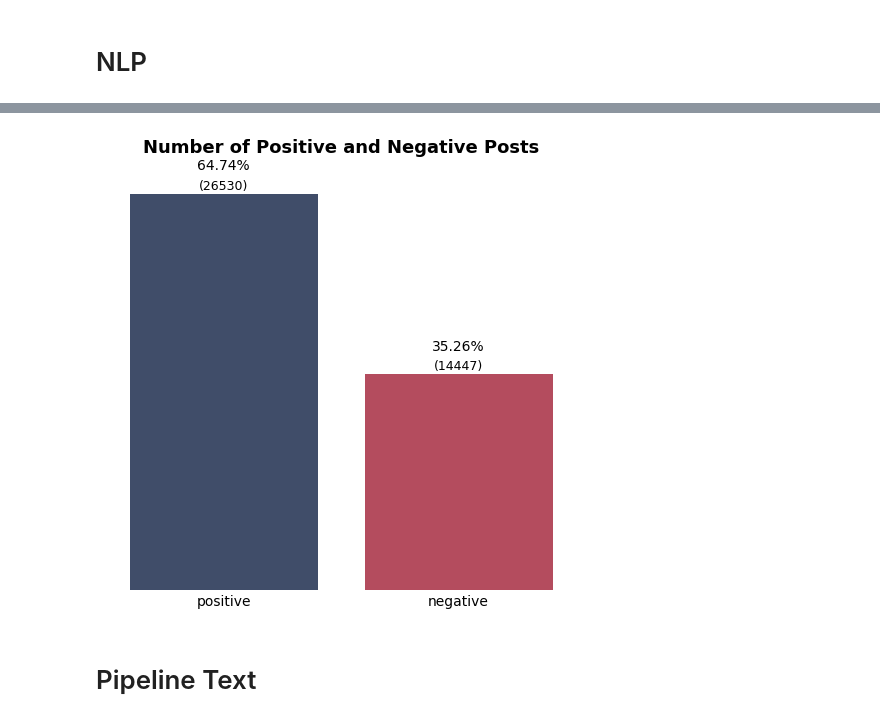
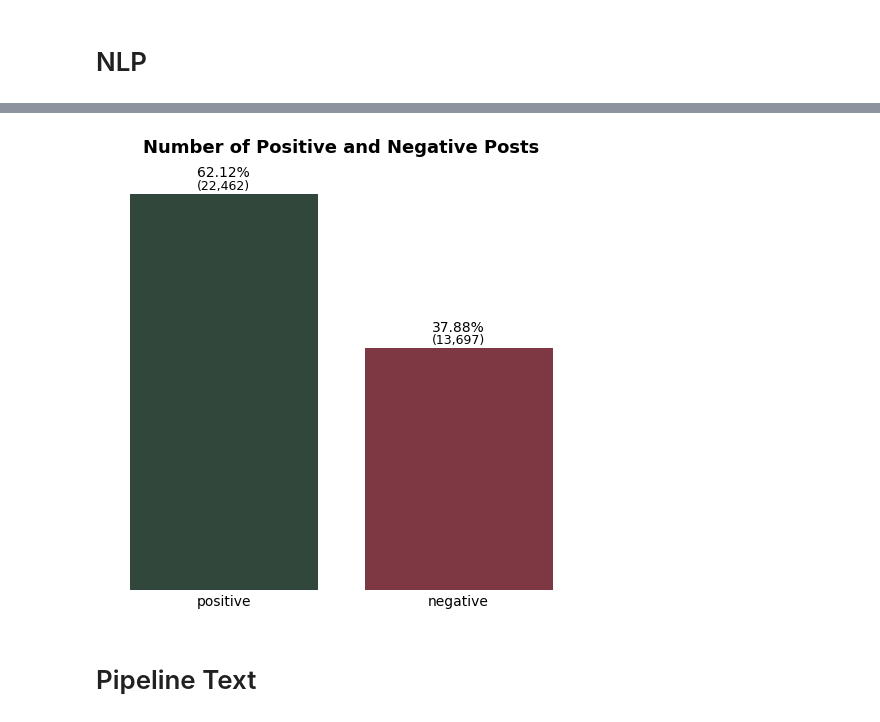
Before and after one commit to rvanguita/Brazilian_E-Commerce, a Jupyter notebook: main.ipynb, the cells around one changed output, grey strips where cells are left out. Saved outputs shown, nothing was run; the diff lists cells and outputs as text; code cells hidden in the pictures.

```diff
--- a/main.ipynb
+++ b/main.ipynb
@@ -81,0 +89,3 @@ df_comments = df_comments.reset_index(drop=True)
+# %%
+df_comments = df_comments.drop_duplicates(subset='review_comment_message', keep='first').reset_index(drop=True)
+len(df_comments)
@@ -108,9 +120,17 @@ df_comments['sentiment_label'] = df_comments['score'].map(sentiment_label)
 # %%
 hue='sentiment_label'
 
-visualizer = DataVisualizer(df_comments, figsize=(5, 5), title = f'Number of Positive and Negative Posts')
-visualizer.plot_categorical_distribution(hue=hue, palette = ['#394b70', '#c53b53'])
+visualizer = DataVisualizer(
+    dataframe=df_comments,
+    figsize=(5, 5),
+    title = f'Number of Positive and Negative Posts'
+    )
+
+visualizer.plot_categorical_distribution(
+    category_col=hue,
+    palette = ['#2e4b3a', '#8a2c3d']
+    )
 # %% [output]
-[figure, old version]
+[figure, new version]
 # %% [markdown]
 # Pipeline Text
```
Also changed, not shown: parts of 36 cells of this notebook, 8 other files.
